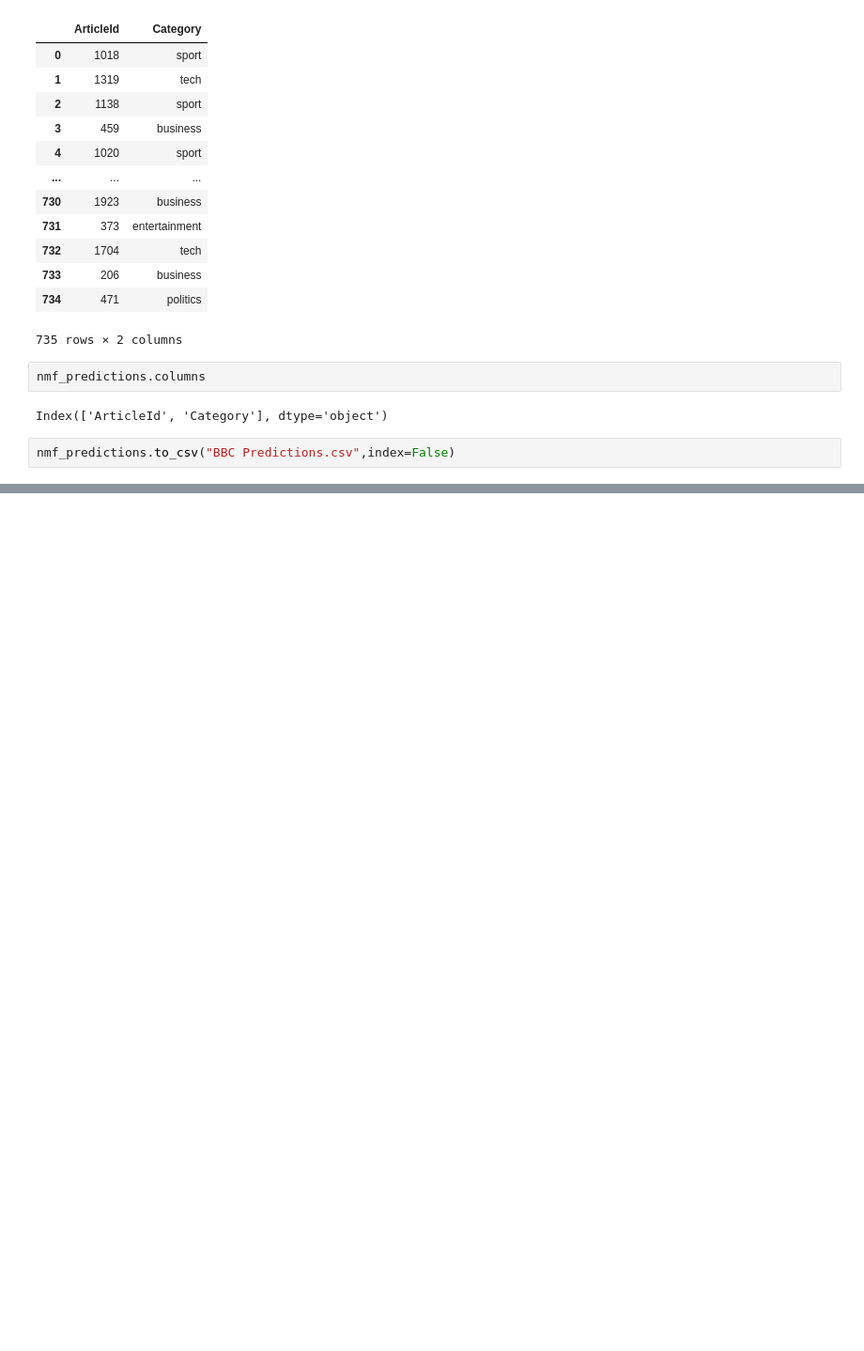
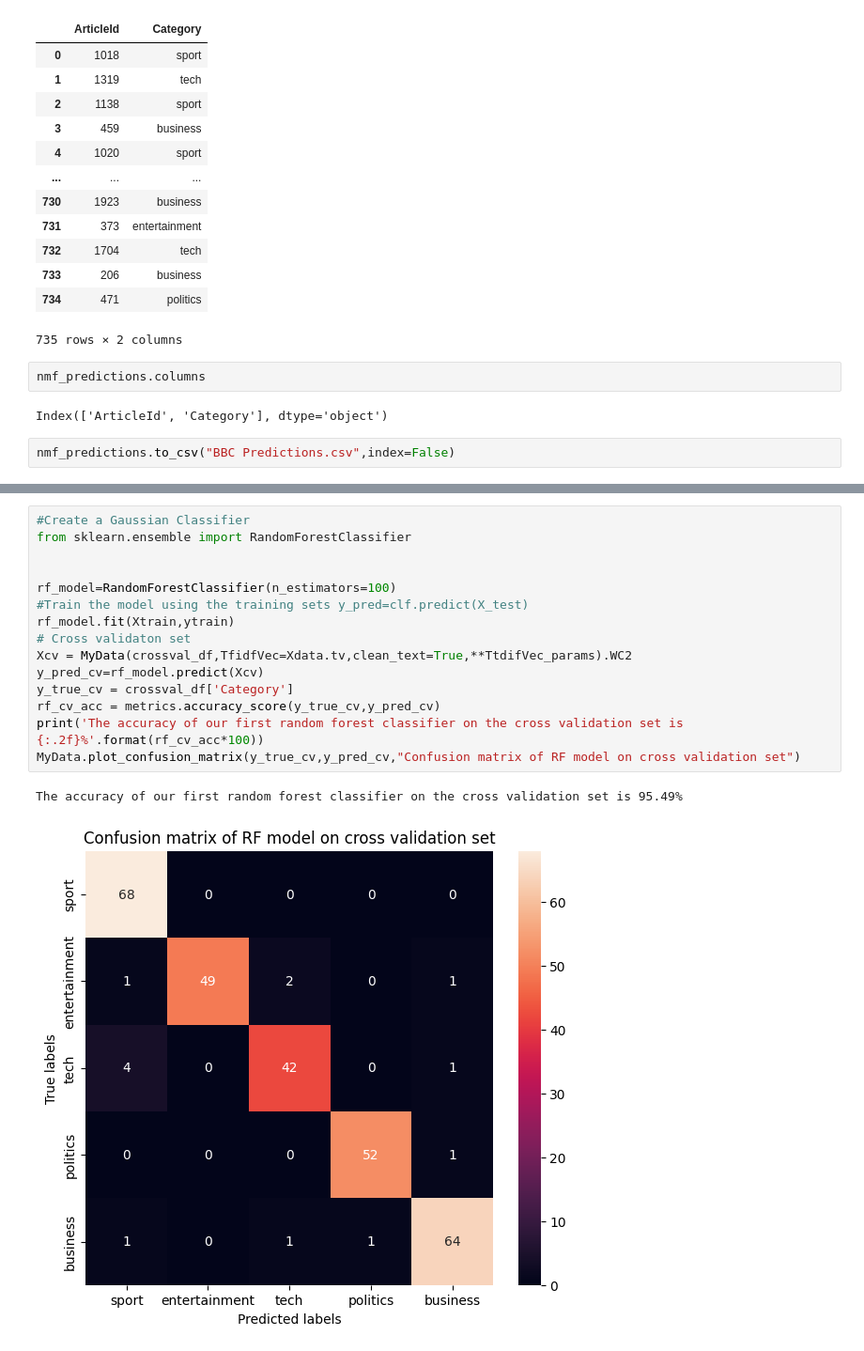
Before and after one commit to yasuomaidana/introduction-to-machine-learning, a Jupyter notebook: Unsupervised Algorithms in Machine Learning/BBC News Classification/BBC text classification.ipynb, the cells around one changed output, grey strips where cells are left out. Shown at 94% size. Saved outputs shown, nothing was run; the diff lists cells and outputs as text; blank space fills up the shorter version.

```diff
--- a/Unsupervised Algorithms in Machine Learning/BBC News Classification/BBC text classification.ipynb
+++ b/Unsupervised Algorithms in Machine Learning/BBC News Classification/BBC text classification.ipynb
@@ -1168,0 +1369,18 @@ nmf_predictions.to_csv("BBC Predictions.csv",index=False)
+# %%
+#Create a Gaussian Classifier
+from sklearn.ensemble import RandomForestClassifier
+
+
+rf_model=RandomForestClassifier(n_estimators=100)
+#Train the model using the training sets y_pred=clf.predict(X_test)
+rf_model.fit(Xtrain,ytrain)
+# Cross validaton set
+Xcv = MyData(crossval_df,TfidfVec=Xdata.tv,clean_text=True,**TtdifVec_params).WC2
+y_pred_cv=rf_model.predict(Xcv)
+y_true_cv = crossval_df['Category']
+rf_cv_acc = metrics.accuracy_score(y_true_cv,y_pred_cv)
+print('The accuracy of our first random forest classifier on the cross validation set is {:.2f}%'.format(rf_cv_acc*100))
+MyData.plot_confusion_matrix(y_true_cv,y_pred_cv,"Confusion matrix of RF model on cross validation set")
+# %% [output]
+The accuracy of our first random forest classifier on the cross validation set is 95.49%
+[figure, added]
```
Also changed, not shown: parts of 15 cells of this notebook.
